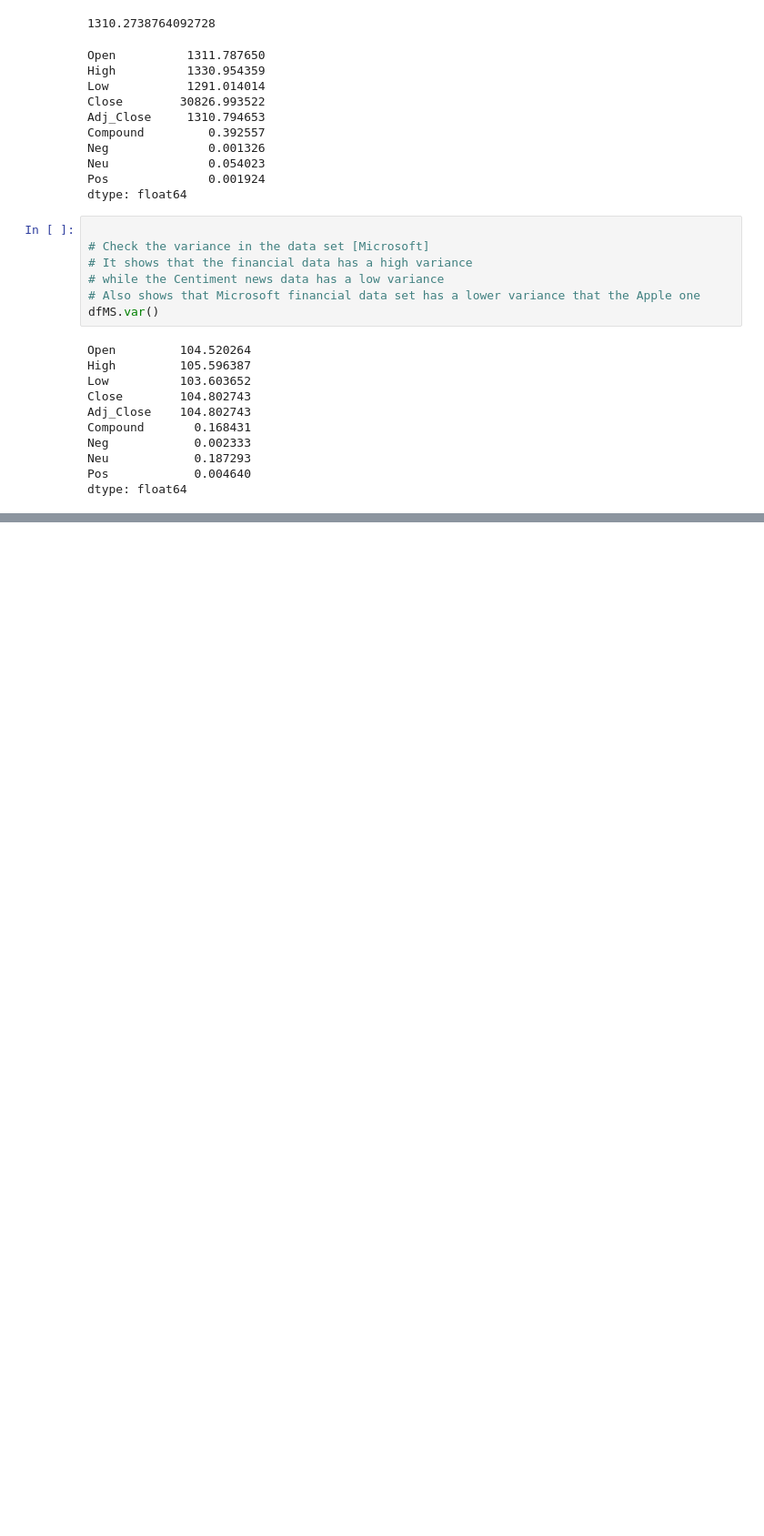
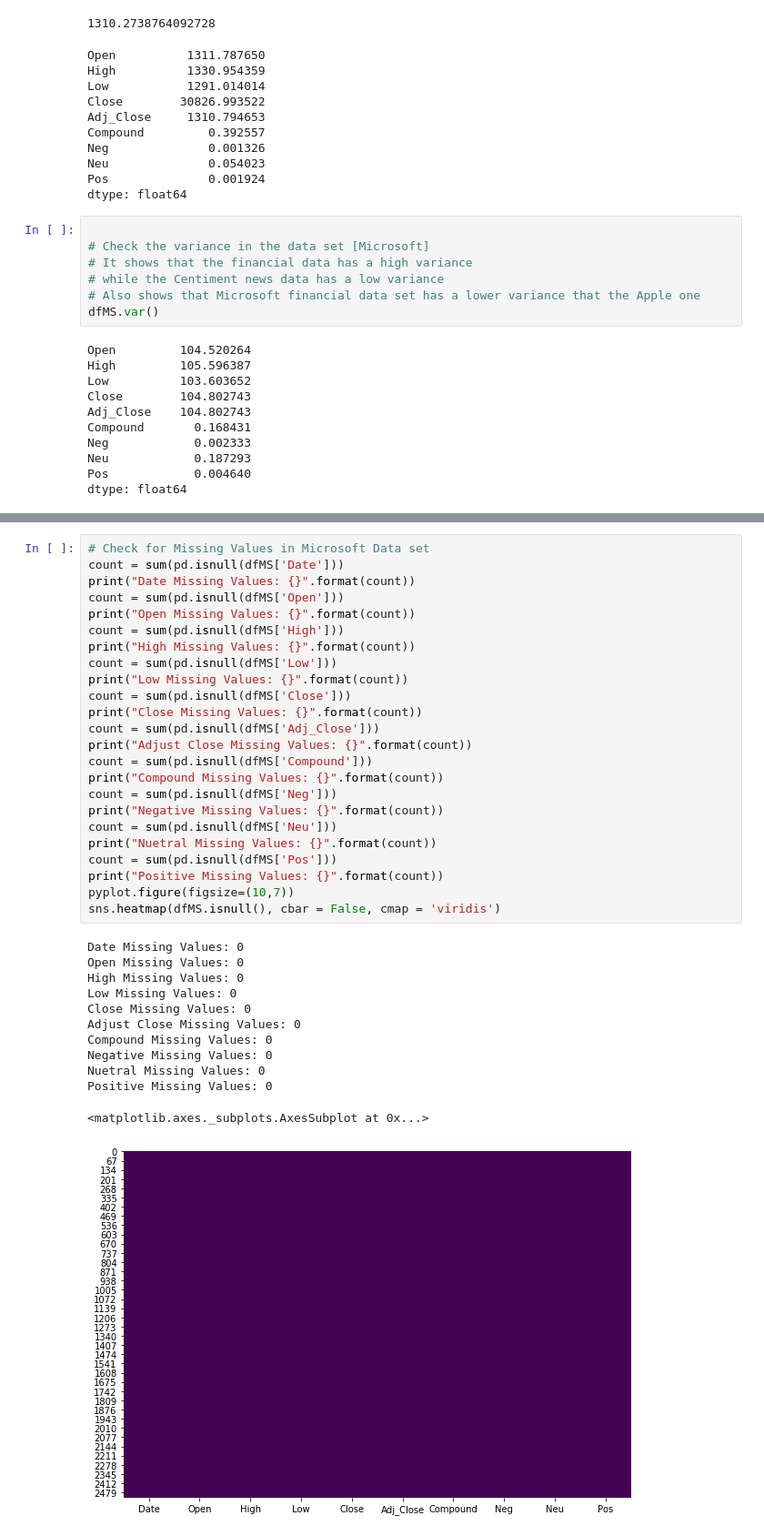
Before and after one commit to micattia/Capstone, a Jupyter notebook: 03_Univariate_analysis.ipynb, the cells around one changed output, grey strips where cells are left out. Shown: that part at 91% size. Drawn from its saved outputs; the diff is of its cells as text; blank space fills up the shorter version.

```diff
--- a/03_Univariate_analysis.ipynb
+++ b/03_Univariate_analysis.ipynb
@@ -372,0 +411,37 @@ dtype: float64
+# %%
+# Check for Missing Values in Microsoft Data set
+count = sum(pd.isnull(dfMS['Date']))
+print("Date Missing Values: {}".format(count))
+count = sum(pd.isnull(dfMS['Open']))
+print("Open Missing Values: {}".format(count))
+count = sum(pd.isnull(dfMS['High']))
+print("High Missing Values: {}".format(count))
+count = sum(pd.isnull(dfMS['Low']))
+print("Low Missing Values: {}".format(count))
+count = sum(pd.isnull(dfMS['Close']))
+print("Close Missing Values: {}".format(count))
+count = sum(pd.isnull(dfMS['Adj_Close']))
+print("Adjust Close Missing Values: {}".format(count))
+count = sum(pd.isnull(dfMS['Compound']))
+print("Compound Missing Values: {}".format(count))
+count = sum(pd.isnull(dfMS['Neg']))
+print("Negative Missing Values: {}".format(count))
+count = sum(pd.isnull(dfMS['Neu']))
+print("Nuetral Missing Values: {}".format(count))
+count = sum(pd.isnull(dfMS['Pos']))
+print("Positive Missing Values: {}".format(count))
+pyplot.figure(figsize=(10,7))
+sns.heatmap(dfMS.isnull(), cbar = False, cmap = 'viridis')
+# %% [output]
+Date Missing Values: 0
+Open Missing Values: 0
+High Missing Values: 0
+Low Missing Values: 0
+Close Missing Values: 0
+Adjust Close Missing Values: 0
+Compound Missing Values: 0
+Negative Missing Values: 0
+Nuetral Missing Values: 0
+Positive Missing Values: 0
+<matplotlib.axes._subplots.AxesSubplot at 0x...>
+[figure, added]
```
Also changed, not shown: parts of 2 cells of this notebook.
